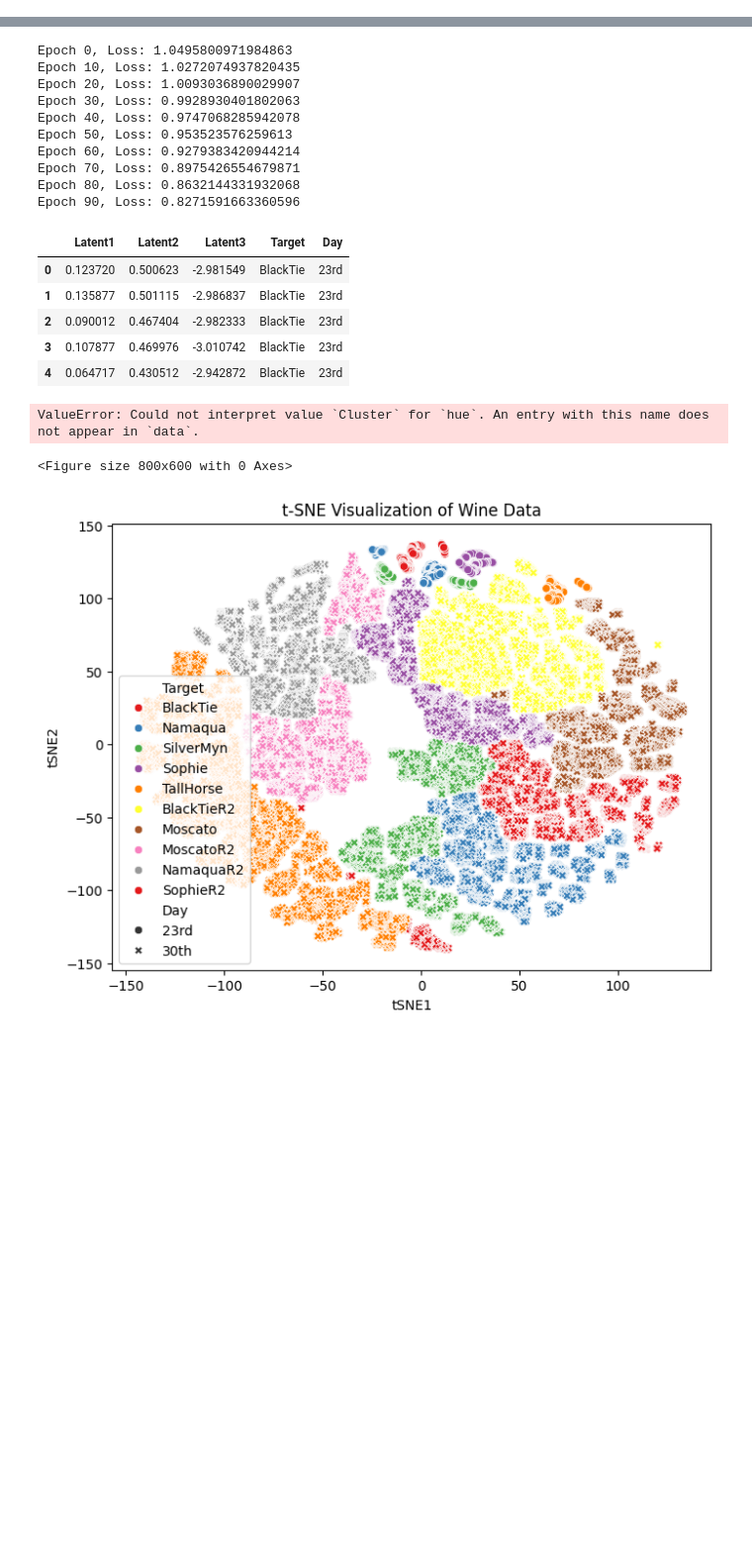
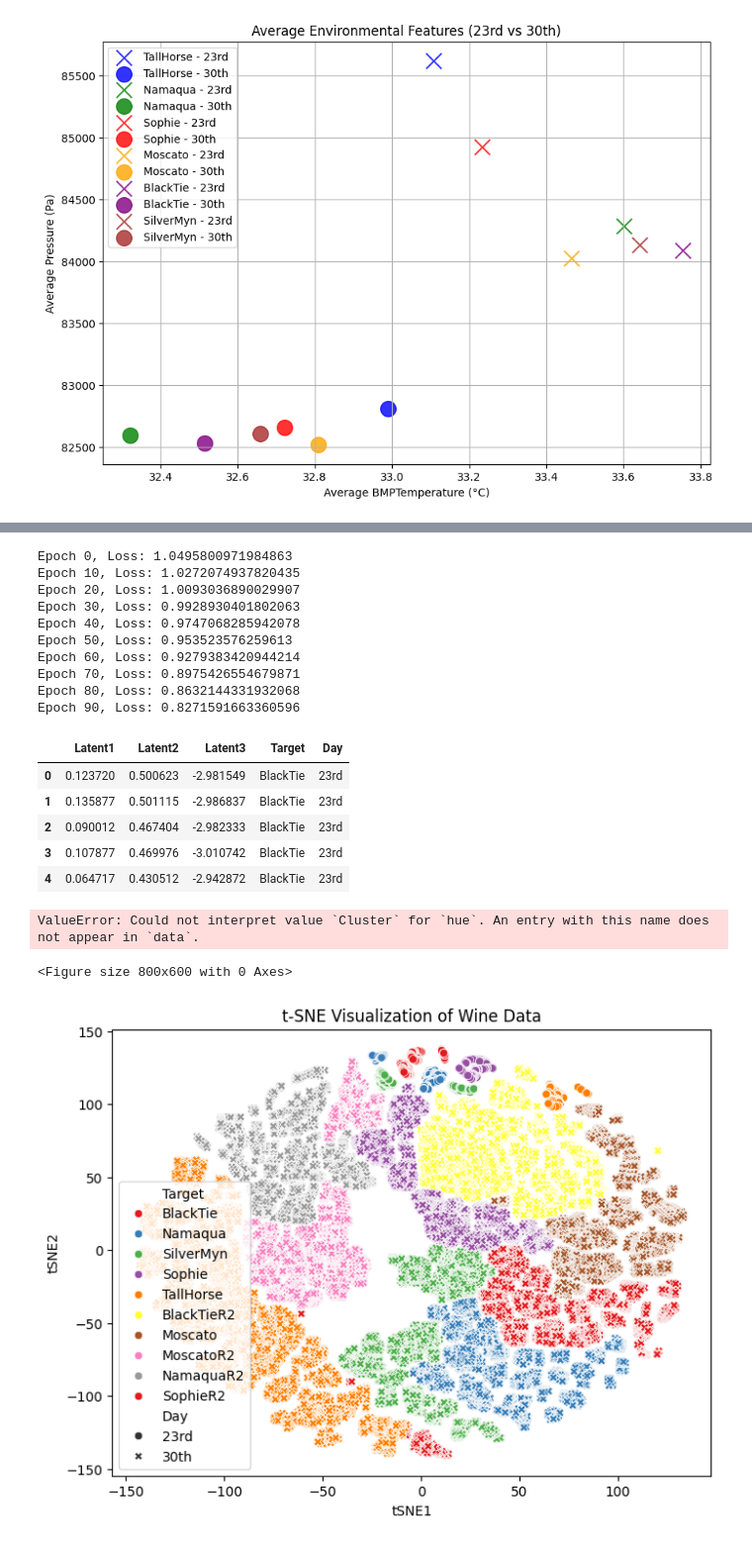
Before and after one commit to AidanRabinowitz/ArduinoWineSniffer, a Jupyter notebook: src/data_analysis_for_NN/NNAnalysis.ipynb, the cells around one changed output, grey strips where cells are left out. Shown at 99% size. Drawn from its saved outputs; the diff is of its cells as text; code cells hidden in the pictures; blank space fills up the shorter version.

```diff
--- a/src/data_analysis_for_NN/NNAnalysis.ipynb
+++ b/src/data_analysis_for_NN/NNAnalysis.ipynb
@@ -26,0 +242,56 @@ day_labels = filtered_data['Day']
+# %%
+import pandas as pd
+import matplotlib.pyplot as plt
+
+# Separate the environmental features and target labels
+env_features = ["BMPTemperature", "Pressure(Pa)", "DHTTemperature", "Humidity"]
+env_data = filtered_data_clean[env_features]
+target_labels = filtered_data_clean['Target']
+day_labels = filtered_data_clean['Day']
+
+# Define the color map for each wine
+color_map = {
+    "TallHorse": 'blue',
+    "Namaqua": 'green',
+    "Sophie": 'red',
+    "Moscato": 'orange',
+    "BlackTie": 'purple',
+    "SilverMyn": 'brown'
+}
+
+# Calculate average environmental features for each wine on the 23rd and 30th
+average_env_23rd = filtered_data_clean[filtered_data_clean['Day'] == '23rd'].groupby('Target')[env_features].mean()
+average_env_30th = filtered_data_clean[filtered_data_clean['Day'] == '30th'].groupby('Target')[env_features].mean()
+
+# Create a new figure for the plot
+plt.figure(figsize=(10, 7))
+marker_size = 200
+
+# Loop through each wine and plot the average environmental feature differences between the 23rd and 30th
+for wine in wine_labels:
+    if wine in average_env_23rd.index and wine in average_env_30th.index:
+        # Extract the average environmental features for the 23rd and 30th
+        avg_env_23rd = average_env_23rd.loc[wine]
+        avg_env_30th = average_env_30th.loc[wine]
+
+        # Plot 'X' for the 23rd
+        plt.scatter(avg_env_23rd['BMPTemperature'], avg_env_23rd['Pressure(Pa)'],
+                    color=color_map[wine], marker='x', label=f'{wine} - 23rd',
+                    s=marker_size, alpha=0.8)
+
+        # Plot 'O' for the 30th
+        plt.scatter(avg_env_30th['BMPTemperature'], avg_env_30th['Pressure(Pa)'],
+                    color=color_map[wine], marker='o', label=f'{wine} - 30th',
+                    s=marker_size, alpha=0.8)
+
+# Add labels, title, and legend
+plt.xlabel('Average BMPTemperature (°C)')
+plt.ylabel('Average Pressure (Pa)')
+plt.title('Average Environmental Features (23rd vs 30th)')
+plt.legend(loc='best')
+plt.grid(True)
+
+# Show plot
+plt.show()
+# %% [output]
+[figure, added]
```
Also changed, not shown: parts of 18 cells of this notebook, 2 other files.
